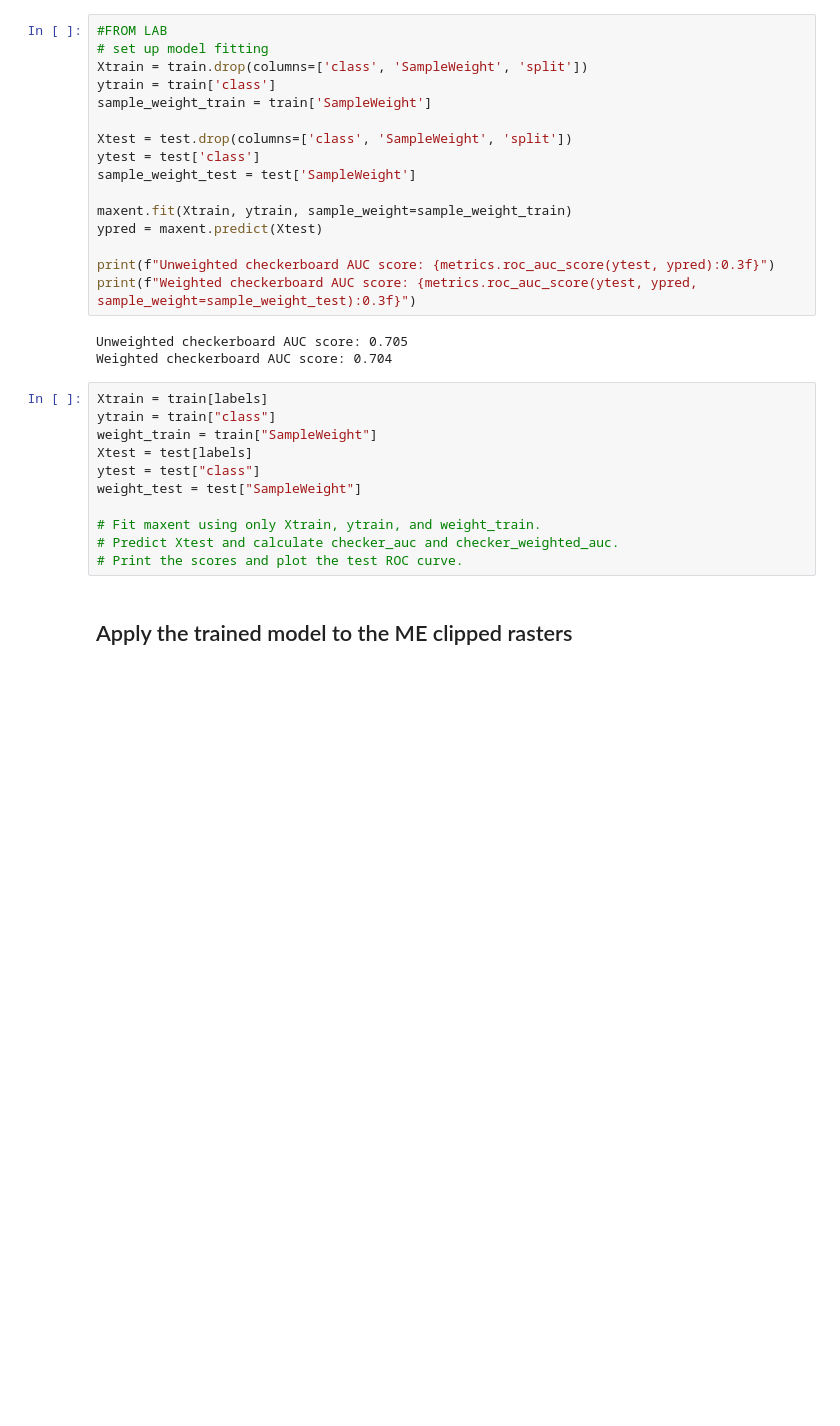
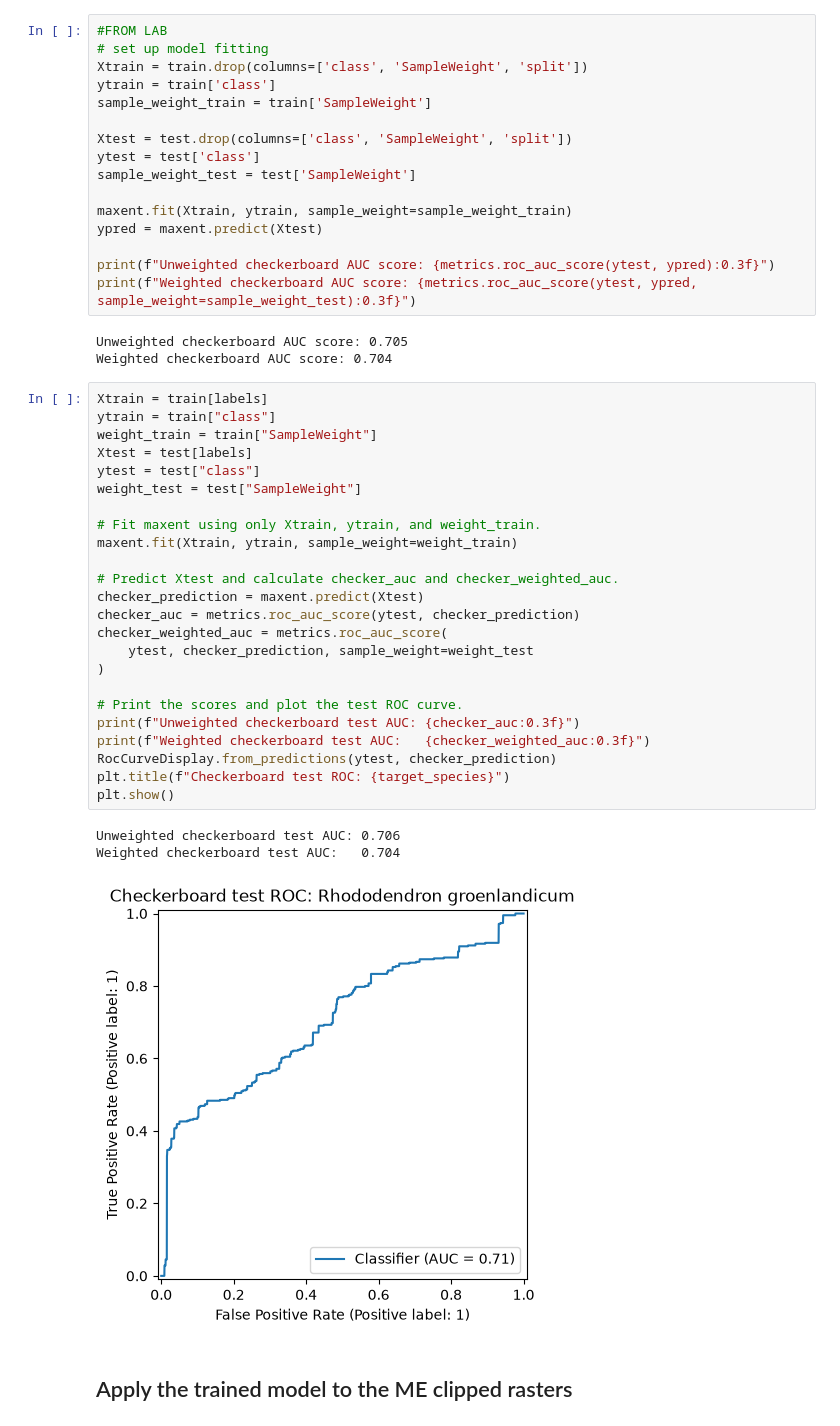
Before and after one commit to Braeclin/BIO597-SpatialBiodiversity, a Jupyter notebook: docs/assignments/Assignment-08-SDM-Software.ipynb, the cells around one changed output. Drawn from its saved outputs; the diff is of its cells as text; blank space fills up the shorter version.

```diff
--- a/docs/assignments/Assignment-08-SDM-Software.ipynb
+++ b/docs/assignments/Assignment-08-SDM-Software.ipynb
@@ -401,14 +401,31 @@ Weighted checkerboard AUC score: 0.704
 # %%
 Xtrain = train[labels]
 ytrain = train["class"]
 weight_train = train["SampleWeight"]
 Xtest = test[labels]
 ytest = test["class"]
 weight_test = test["SampleWeight"]
 
 # Fit maxent using only Xtrain, ytrain, and weight_train.
+maxent.fit(Xtrain, ytrain, sample_weight=weight_train)
+
 # Predict Xtest and calculate checker_auc and checker_weighted_auc.
+checker_prediction = maxent.predict(Xtest)
+checker_auc = metrics.roc_auc_score(ytest, checker_prediction)
+checker_weighted_auc = metrics.roc_auc_score(
+    ytest, checker_prediction, sample_weight=weight_test
+)
+
 # Print the scores and plot the test ROC curve.
+print(f"Unweighted checkerboard test AUC: {checker_auc:0.3f}")
+print(f"Weighted checkerboard test AUC:   {checker_weighted_auc:0.3f}")
+RocCurveDisplay.from_predictions(ytest, checker_prediction)
+plt.title(f"Checkerboard test ROC: {target_species}")
+plt.show()
+# %% [output]
+Unweighted checkerboard test AUC: 0.706
+Weighted checkerboard test AUC:   0.704
+[figure, added]
 # %% [markdown]
 ## Apply the trained model to the ME clipped rasters
 # %%
```
Also changed, not shown: parts of 6 cells of this notebook, 3 other files.
